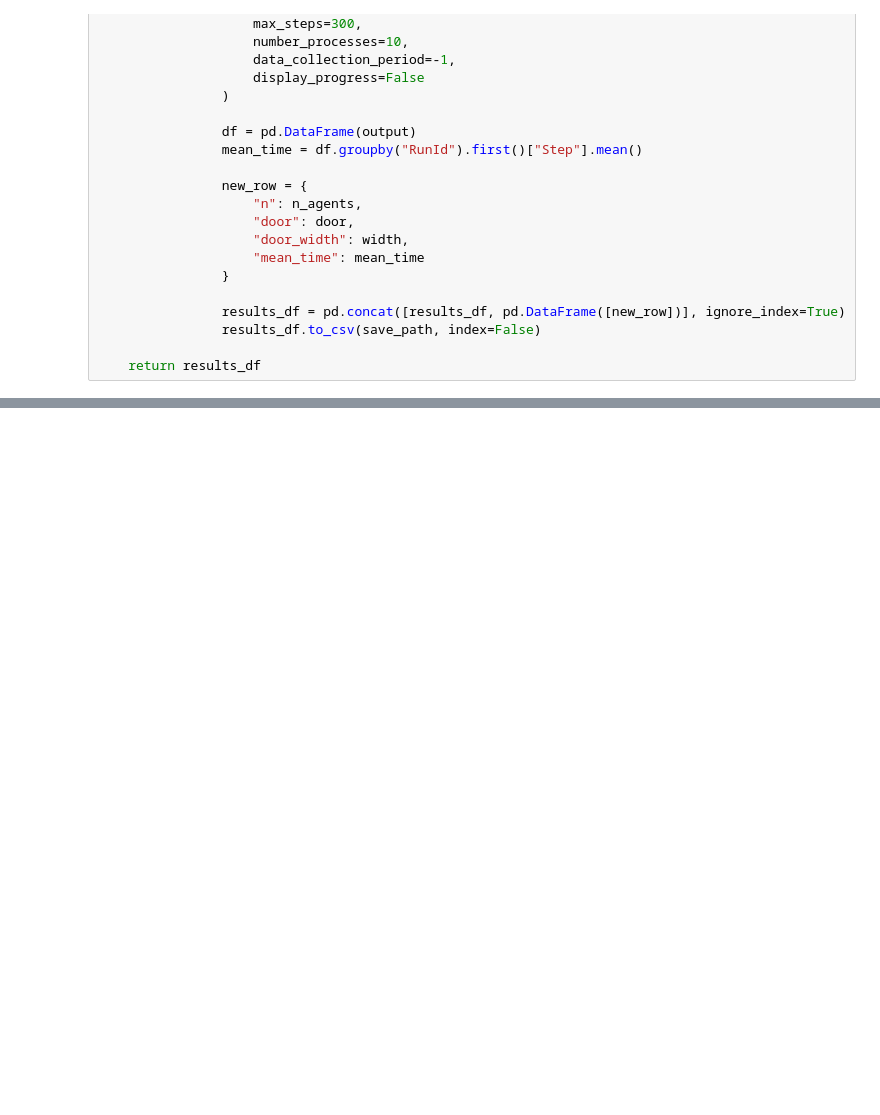
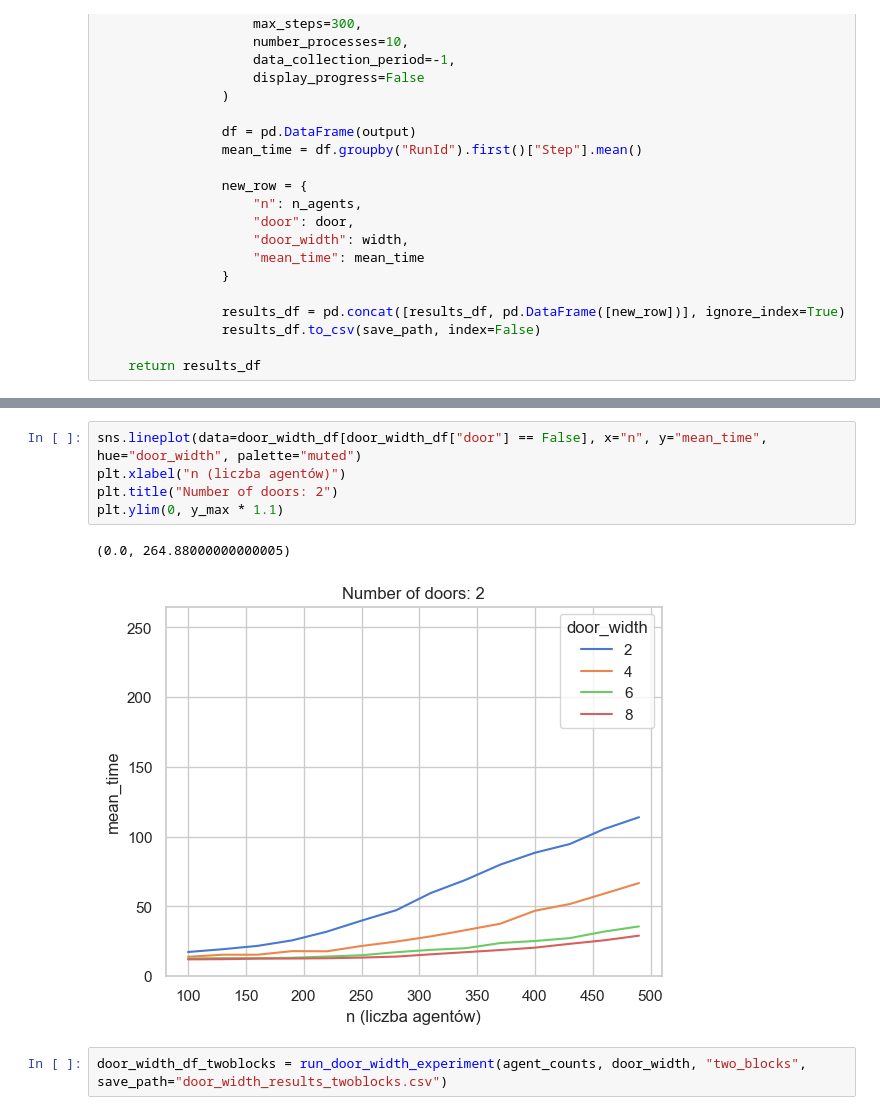
Before and after one commit to MateuszDziamba/matematyka_dla_przemys-u, a Jupyter notebook: symulacja_mesa/wyniki4_kody.ipynb, the cells around one changed output, grey strips where cells are left out. Cells and saved outputs as stored; diff of their text form; blank space fills up the shorter version.

```diff
--- a/symulacja_mesa/wyniki4_kody.ipynb
+++ b/symulacja_mesa/wyniki4_kody.ipynb
@@ -255 +264,11 @@ door_width_df = run_door_width_experiment(agent_counts, door_width, "empty")
+# %%
+sns.lineplot(data=door_width_df[door_width_df["door"] == False], x="n", y="mean_time", hue="door_width", palette="muted")
+plt.xlabel("n (liczba agentów)")
+plt.title("Number of doors: 2")
+plt.ylim(0, y_max * 1.1)
+# %% [output]
+(0.0, 264.88000000000005)
+[figure, added]
+# %%
+door_width_df_twoblocks = run_door_width_experiment(agent_counts, door_width, "two_blocks", save_path="door_width_results_twoblocks.csv")
 # %%
```
Also changed, not shown: parts of 4 cells of this notebook, 1 other file.
